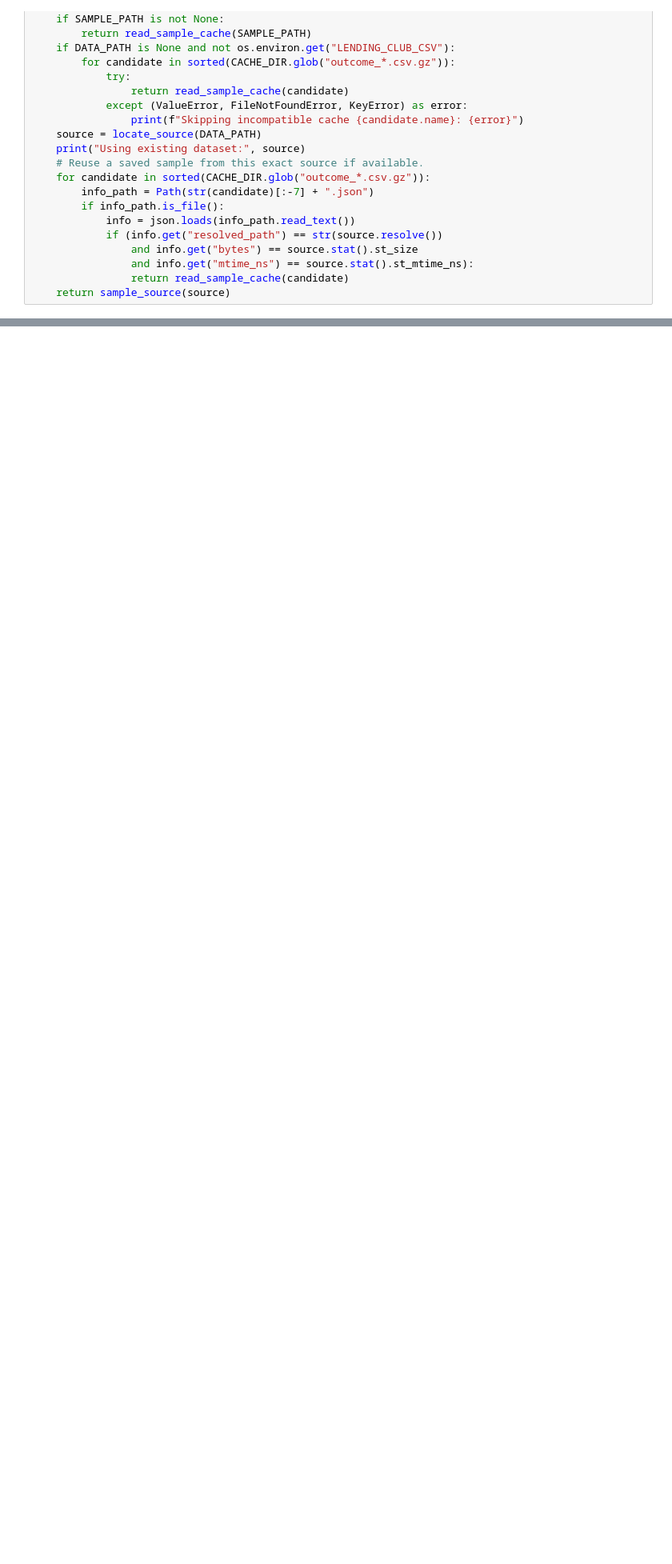
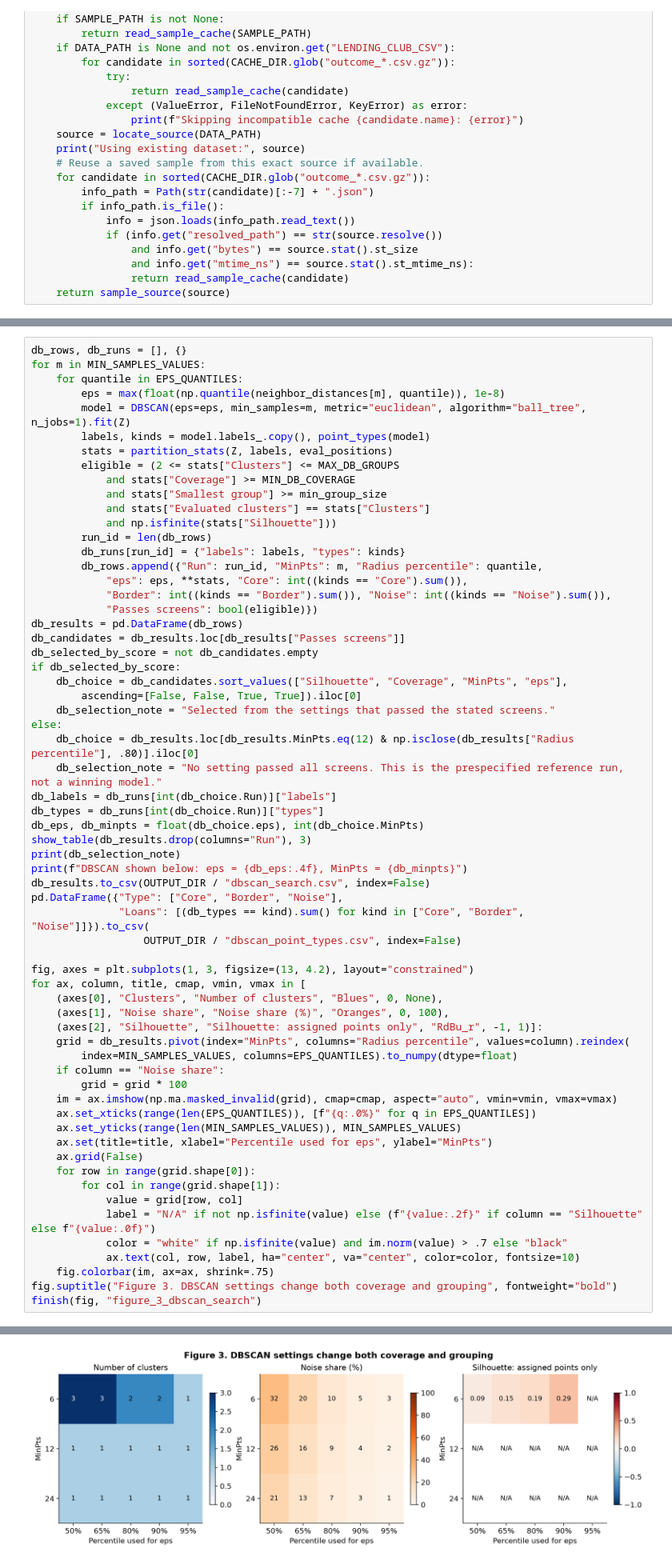
Before and after one commit to victordvas/Capstone-Project, a Jupyter notebook: Victor_Vasquez_Gil_Week11_.ipynb, the cells around one changed output, grey strips where cells are left out. Shown at 80% size. Drawn from its saved outputs; the diff is of its cells as text; blank space fills up the shorter version.

```diff
--- a/Victor_Vasquez_Gil_Week11_.ipynb
+++ b/Victor_Vasquez_Gil_Week11_.ipynb
@@ -797,0 +525,64 @@ Before carrying the result further, I would check later-issued loans, possible b
+# %%
+db_rows, db_runs = [], {}
+for m in MIN_SAMPLES_VALUES:
+    for quantile in EPS_QUANTILES:
+        eps = max(float(np.quantile(neighbor_distances[m], quantile)), 1e-8)
+        model = DBSCAN(eps=eps, min_samples=m, metric="euclidean", algorithm="ball_tree", n_jobs=1).fit(Z)
+        labels, kinds = model.labels_.copy(), point_types(model)
+        stats = partition_stats(Z, labels, eval_positions)
+        eligible = (2 <= stats["Clusters"] <= MAX_DB_GROUPS
+            and stats["Coverage"] >= MIN_DB_COVERAGE
+            and stats["Smallest group"] >= min_group_size
+            and stats["Evaluated clusters"] == stats["Clusters"]
+            and np.isfinite(stats["Silhouette"]))
+        run_id = len(db_rows)
+        db_runs[run_id] = {"labels": labels, "types": kinds}
+        db_rows.append({"Run": run_id, "MinPts": m, "Radius percentile": quantile,
+            "eps": eps, **stats, "Core": int((kinds == "Core").sum()),
+            "Border": int((kinds == "Border").sum()), "Noise": int((kinds == "Noise").sum()),
+            "Passes screens": bool(eligible)})
+db_results = pd.DataFrame(db_rows)
+db_candidates = db_results.loc[db_results["Passes screens"]]
+db_selected_by_score = not db_candidates.empty
+if db_selected_by_score:
+    db_choice = db_candidates.sort_values(["Silhouette", "Coverage", "MinPts", "eps"],
+        ascending=[False, False, True, True]).iloc[0]
+    db_selection_note = "Selected from the settings that passed the stated screens."
+else:
+    db_choice = db_results.loc[db_results.MinPts.eq(12) & np.isclose(db_results["Radius percentile"], .80)].iloc[0]
+    db_selection_note = "No setting passed all screens. This is the prespecified reference run, not a winning model."
+db_labels = db_runs[int(db_choice.Run)]["labels"]
+db_types = db_runs[int(db_choice.Run)]["types"]
+db_eps, db_minpts = float(db_choice.eps), int(db_choice.MinPts)
+show_table(db_results.drop(columns="Run"), 3)
+print(db_selection_note)
+print(f"DBSCAN shown below: eps = {db_eps:.4f}, MinPts = {db_minpts}")
+db_results.to_csv(OUTPUT_DIR / "dbscan_search.csv", index=False)
+pd.DataFrame({"Type": ["Core", "Border", "Noise"],
+              "Loans": [(db_types == kind).sum() for kind in ["Core", "Border", "Noise"]]}).to_csv(
+                  OUTPUT_DIR / "dbscan_point_types.csv", index=False)
+
+fig, axes = plt.subplots(1, 3, figsize=(13, 4.2), layout="constrained")
+for ax, column, title, cmap, vmin, vmax in [
+    (axes[0], "Clusters", "Number of clusters", "Blues", 0, None),
+    (axes[1], "Noise share", "Noise share (%)", "Oranges", 0, 100),
+    (axes[2], "Silhouette", "Silhouette: assigned points only", "RdBu_r", -1, 1)]:
+    grid = db_results.pivot(index="MinPts", columns="Radius percentile", values=column).reindex(
+        index=MIN_SAMPLES_VALUES, columns=EPS_QUANTILES).to_numpy(dtype=float)
+    if column == "Noise share":
+        grid = grid * 100
+    im = ax.imshow(np.ma.masked_invalid(grid), cmap=cmap, aspect="auto", vmin=vmin, vmax=vmax)
+    ax.set_xticks(range(len(EPS_QUANTILES)), [f"{q:.0%}" for q in EPS_QUANTILES])
+    ax.set_yticks(range(len(MIN_SAMPLES_VALUES)), MIN_SAMPLES_VALUES)
+    ax.set(title=title, xlabel="Percentile used for eps", ylabel="MinPts")
+    ax.grid(False)
+    for row in range(grid.shape[0]):
+        for col in range(grid.shape[1]):
+            value = grid[row, col]
+            label = "N/A" if not np.isfinite(value) else (f"{value:.2f}" if column == "Silhouette" else f"{value:.0f}")
+            color = "white" if np.isfinite(value) and im.norm(value) > .7 else "black"
+            ax.text(col, row, label, ha="center", va="center", color=color, fontsize=10)
+    fig.colorbar(im, ax=ax, shrink=.75)
+fig.suptitle("Figure 3. DBSCAN settings change both coverage and grouping", fontweight="bold")
+finish(fig, "figure_3_dbscan_search")
+# %% [output]
@@ -797,0 +607 @@ Before carrying the result further, I would check later-issued loans, possible b
+[figure, added]
```
Also changed, not shown: parts of 41 cells of this notebook, 25 other files.
